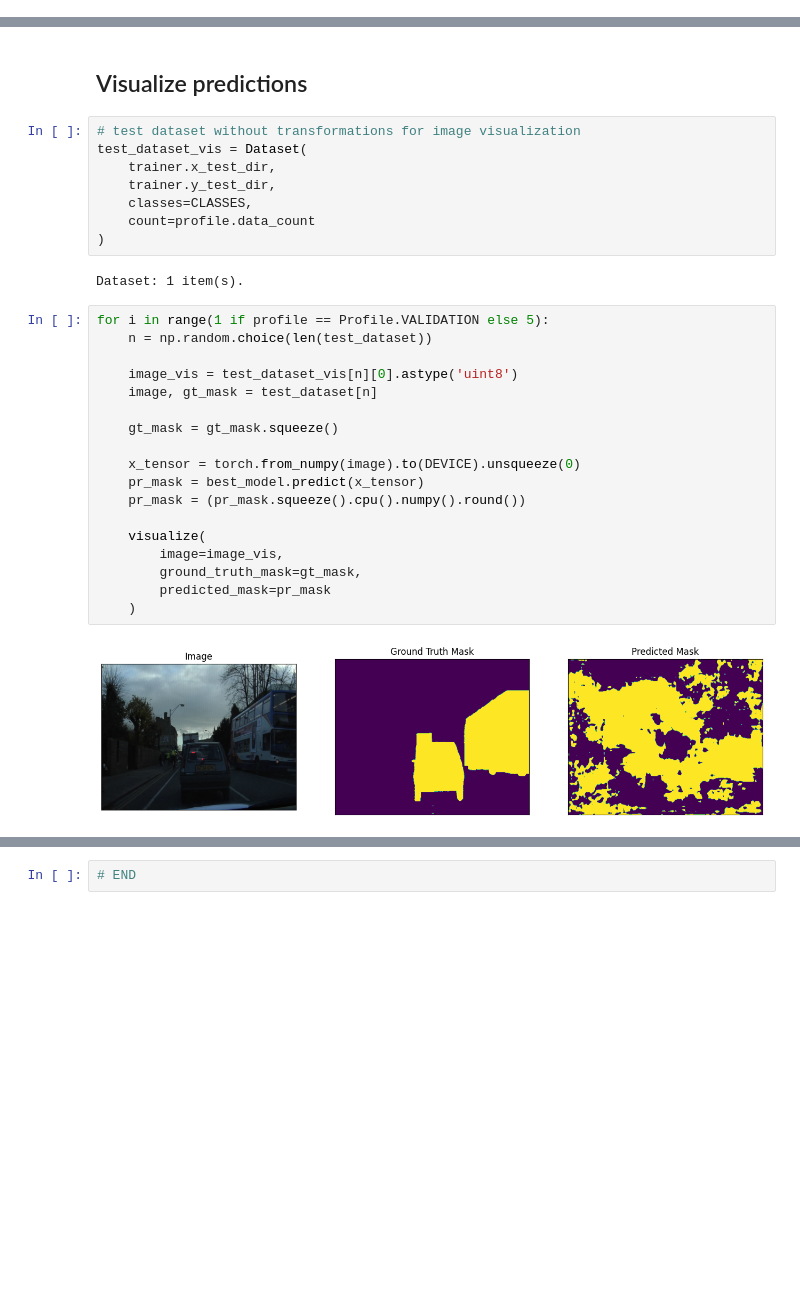
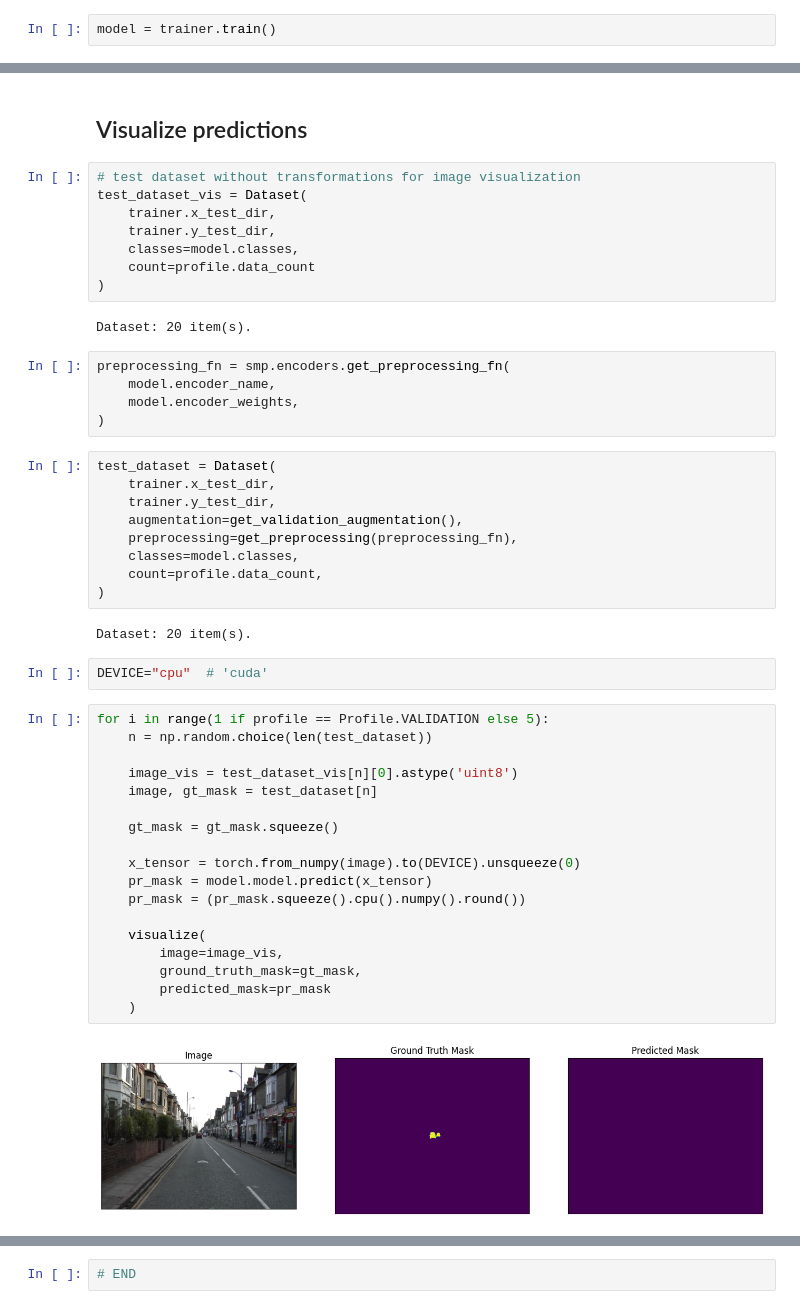
Before and after one commit to kamangir/roofAI, a Jupyter notebook: notebooks/semseg.ipynb, the cells around one changed output, grey strips where cells are left out. Drawn from its saved outputs; the diff is of its cells as text; blank space fills up the shorter version.

```diff
--- a/notebooks/semseg.ipynb
+++ b/notebooks/semseg.ipynb
@@ -182,0 +58,2 @@ logs = test_epoch.run(test_dataloader)
+# %%
+model = trainer.train()
@@ -187,28 +85,46 @@ logs = test_epoch.run(test_dataloader)
 test_dataset_vis = Dataset(
     trainer.x_test_dir,
     trainer.y_test_dir,
-    classes=CLASSES,
+    classes=model.classes,
     count=profile.data_count
 )
 # %% [output]
-Dataset: 1 item(s).
+Dataset: 20 item(s).
+# %%
+preprocessing_fn = smp.encoders.get_preprocessing_fn(
+    model.encoder_name,
+    model.encoder_weights,
+)
+# %%
+test_dataset = Dataset(
+    trainer.x_test_dir,
+    trainer.y_test_dir,
+    augmentation=get_validation_augmentation(),
+    preprocessing=get_preprocessing(preprocessing_fn),
+    classes=model.classes,
+    count=profile.data_count,
+)
+# %% [output]
+Dataset: 20 item(s).
+# %%
+DEVICE="cpu"  # 'cuda'
 # %%
 for i in range(1 if profile == Profile.VALIDATION else 5):
     n = np.random.choice(len(test_dataset))
 
     image_vis = test_dataset_vis[n][0].astype('uint8')
     image, gt_mask = test_dataset[n]
 
     gt_mask = gt_mask.squeeze()
 
     x_tensor = torch.from_numpy(image).to(DEVICE).unsqueeze(0)
-    pr_mask = best_model.predict(x_tensor)
+    pr_mask = model.model.predict(x_tensor)
     pr_mask = (pr_mask.squeeze().cpu().numpy().round())
 
     visualize(
         image=image_vis,
         ground_truth_mask=gt_mask,
         predicted_mask=pr_mask
     )
 # %% [output]
-[figure, old version]
+[figure, new version]
```
Also changed, not shown: parts of 18 cells of this notebook, 4 other files.
